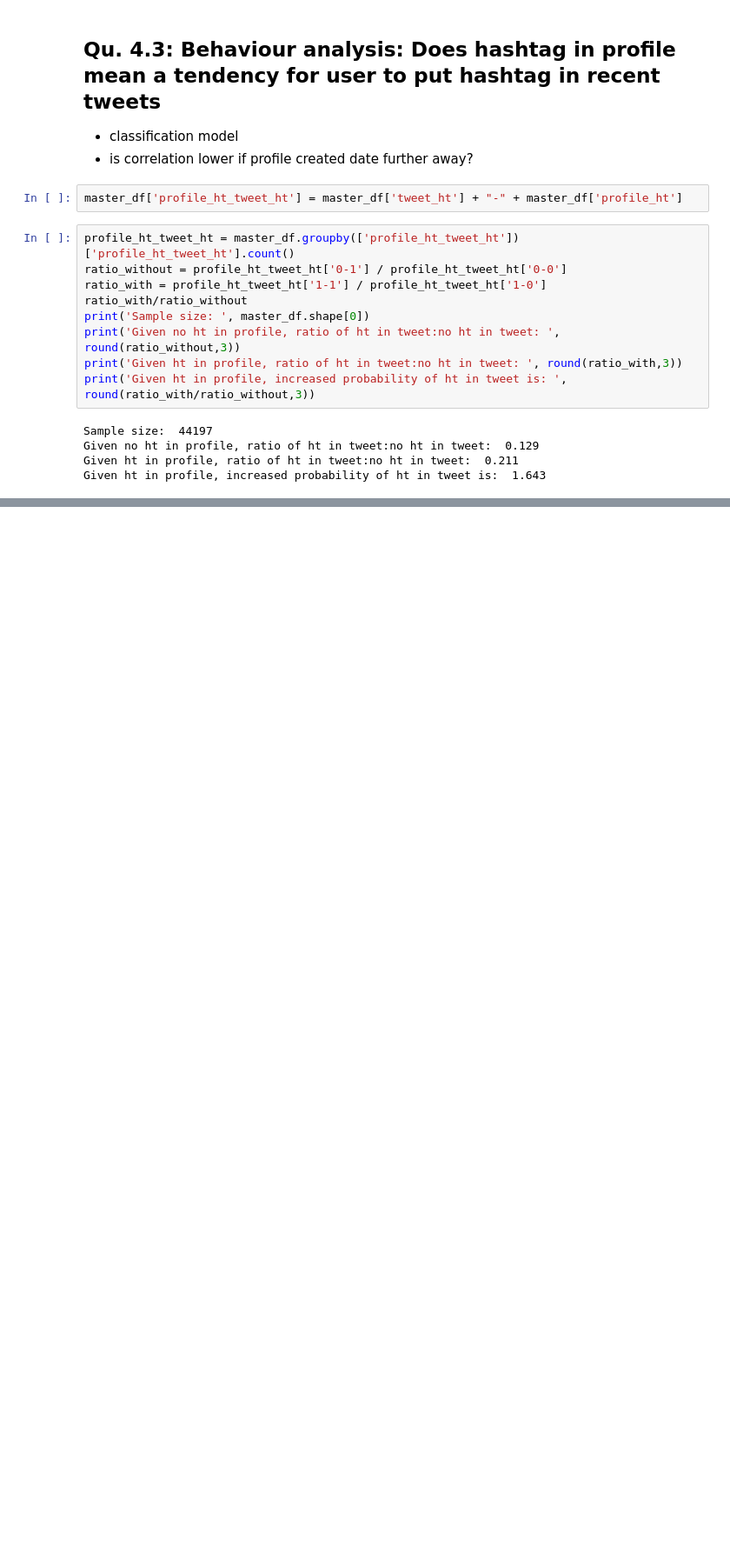
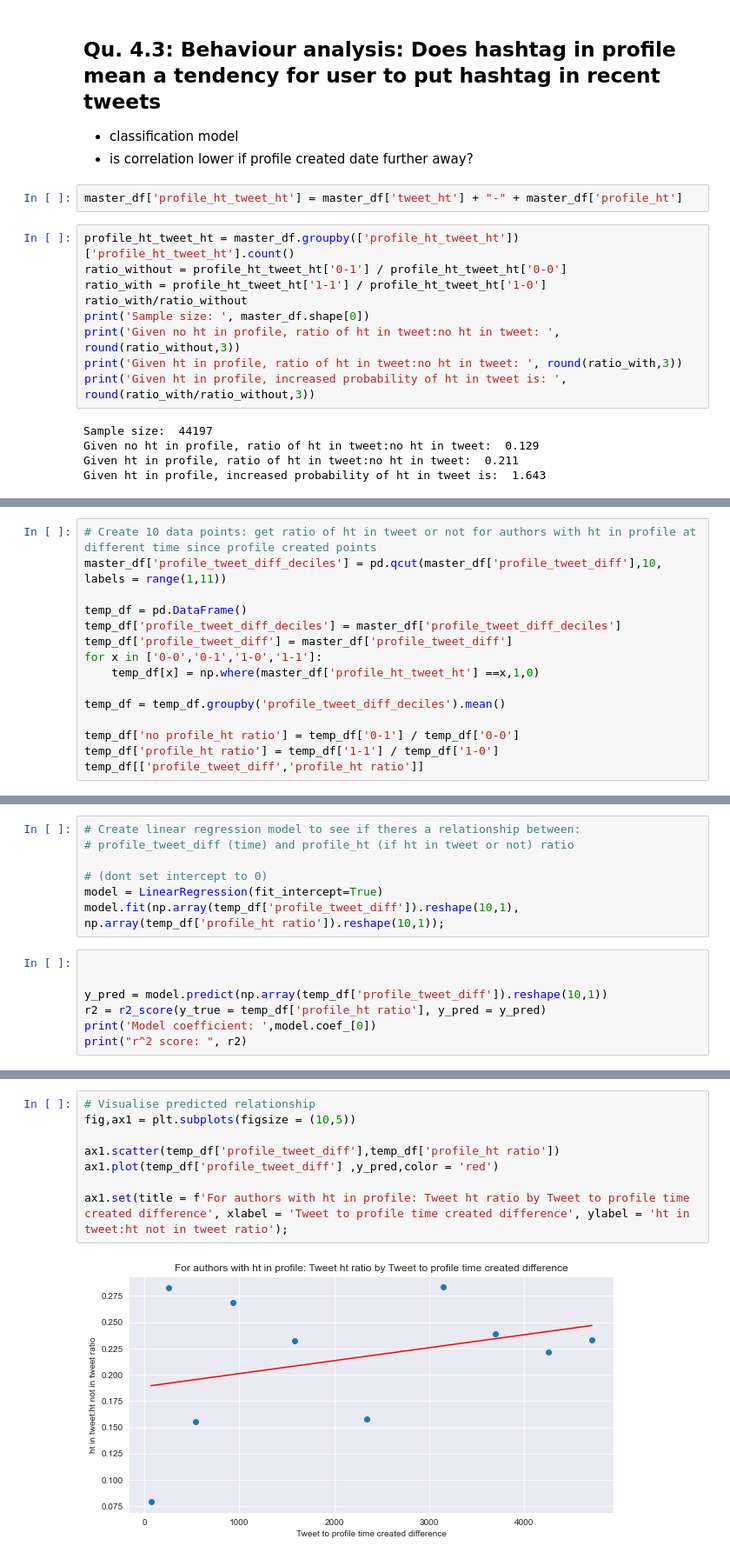
Before and after one commit to alexfarquharson/tn21887_EMATM0048, a Jupyter notebook: Data_analytics/Tweepy_work.ipynb, the cells around one changed output, grey strips where cells are left out. Shown: that part at 87% size. Saved outputs shown, nothing was run; the diff lists cells and outputs as text; blank space fills up the shorter version.

```diff
--- a/Data_analytics/Tweepy_work.ipynb
+++ b/Data_analytics/Tweepy_work.ipynb
@@ -782,0 +810,15 @@ axes.set(title = f'Count of profile descriptions with hashtag that have ', xlabe
+# %%
+# Create 10 data points: get ratio of ht in tweet or not for authors with ht in profile at different time since profile created points
+master_df['profile_tweet_diff_deciles'] = pd.qcut(master_df['profile_tweet_diff'],10, labels = range(1,11))
+
+temp_df = pd.DataFrame()
+temp_df['profile_tweet_diff_deciles'] = master_df['profile_tweet_diff_deciles']
+temp_df['profile_tweet_diff'] = master_df['profile_tweet_diff']
+for x in ['0-0','0-1','1-0','1-1']:
+    temp_df[x] = np.where(master_df['profile_ht_tweet_ht'] ==x,1,0)
+
+temp_df = temp_df.groupby('profile_tweet_diff_deciles').mean()
+
+temp_df['no profile_ht ratio'] = temp_df['0-1'] / temp_df['0-0']
+temp_df['profile_ht ratio'] = temp_df['1-1'] / temp_df['1-0']
+temp_df[['profile_tweet_diff','profile_ht ratio']]
@@ -782,0 +838,14 @@ axes.set(title = f'Count of profile descriptions with hashtag that have ', xlabe
+# %%
+# Create linear regression model to see if theres a relationship between:
+# profile_tweet_diff (time) and profile_ht (if ht in tweet or not) ratio
+
+# (dont set intercept to 0)
+model = LinearRegression(fit_intercept=True)
+model.fit(np.array(temp_df['profile_tweet_diff']).reshape(10,1), np.array(temp_df['profile_ht ratio']).reshape(10,1));
+# %%
+
+
+y_pred = model.predict(np.array(temp_df['profile_tweet_diff']).reshape(10,1))
+r2 = r2_score(y_true = temp_df['profile_ht ratio'], y_pred = y_pred)
+print('Model coefficient: ',model.coef_[0])
+print("r^2 score: ", r2)
@@ -782,0 +858,10 @@ axes.set(title = f'Count of profile descriptions with hashtag that have ', xlabe
+# %%
+# Visualise predicted relationship
+fig,ax1 = plt.subplots(figsize = (10,5))
+
+ax1.scatter(temp_df['profile_tweet_diff'],temp_df['profile_ht ratio'])
+ax1.plot(temp_df['profile_tweet_diff'] ,y_pred,color = 'red')
+
+ax1.set(title = f'For authors with ht in profile: Tweet ht ratio by Tweet to profile time created difference', xlabel = 'Tweet to profile time created difference', ylabel = 'ht in tweet:ht not in tweet ratio');
+# %% [output]
+[figure, added]
```
Also changed, not shown: parts of 44 cells of this notebook.
